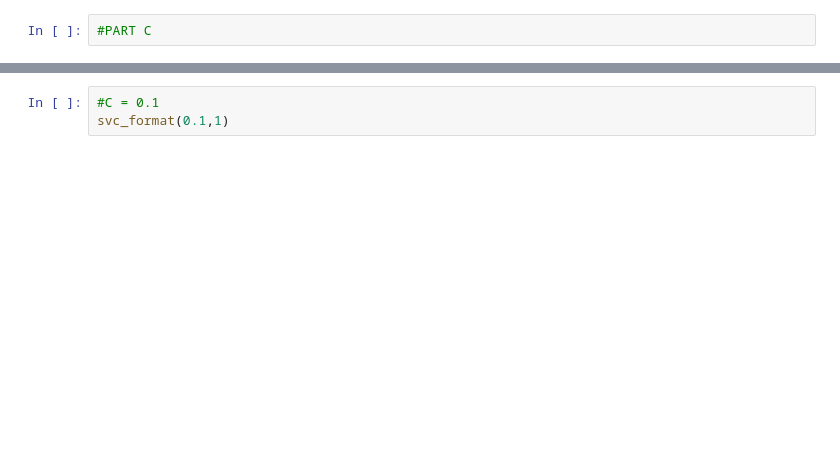
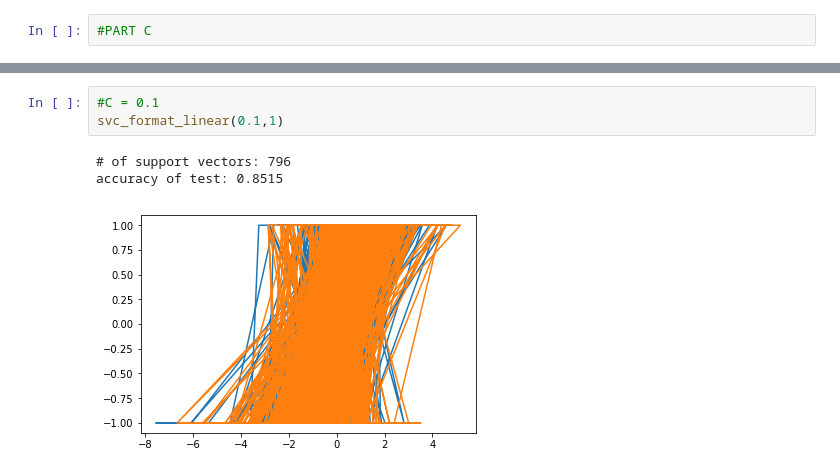
Before and after one commit to npsheth-ucsc/cse142HW3, a Jupyter notebook: SVM.ipynb, the cells around one changed output, grey strips where cells are left out. Cells and saved outputs as stored; diff of their text form; blank space fills up the shorter version.

```diff
--- a/SVM.ipynb
+++ b/SVM.ipynb
@@ -99,5 +185,9 @@ svc_format(0.01,1)
 # %%
 #C = 0.1
-svc_format(0.1,1)
+svc_format_linear(0.1,1)
+# %% [output]
+# of support vectors: 796
+accuracy of test: 0.8515
+[figure, added]
 # %%
 #C = 1
```
Also changed, not shown: parts of 26 cells of this notebook.
